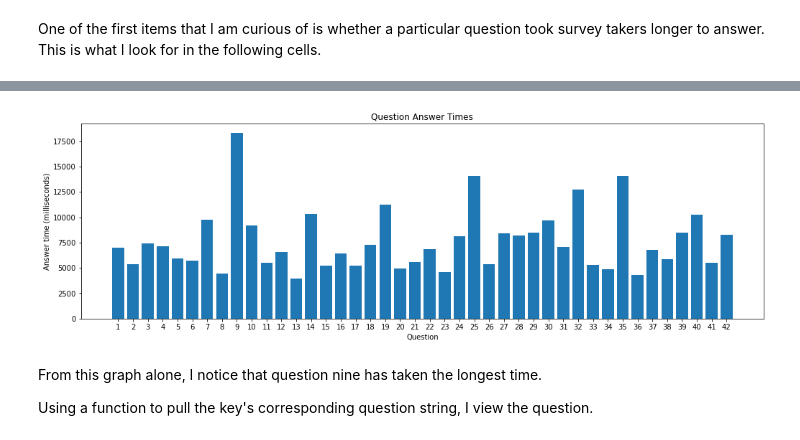
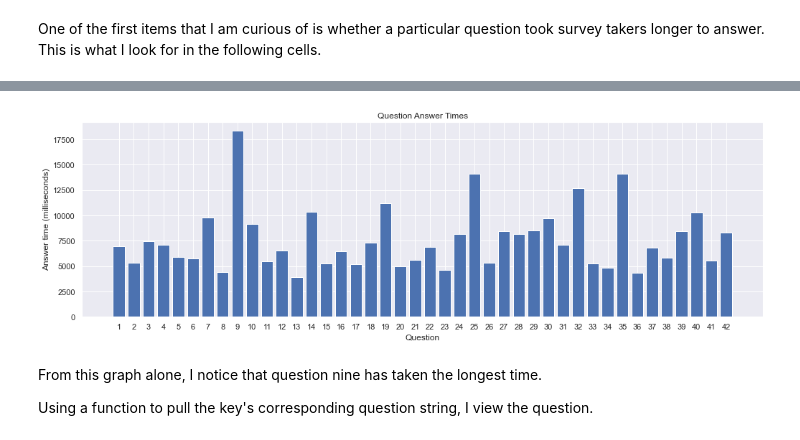
Before and after one commit to ismizu/depression_anxiety_stress, a Jupyter notebook: Depression, Anxiety, and Stress Dataset.ipynb, the cells around one changed output, grey strips where cells are left out. Drawn from its saved outputs; the diff is of its cells as text; code cells hidden in the pictures.

Commit message:
graph style to sns

```diff
--- a/Depression, Anxiety, and Stress Dataset.ipynb
+++ b/Depression, Anxiety, and Stress Dataset.ipynb
@@ -119,22 +121,24 @@ timer_columns
  'Q41E',
  'Q42E']
 # %%
+#Set seaborn as default style
+sns.set()
 fig, ax = plt.subplots(figsize = (17,5))
 
 ax.bar(x = timer_columns,
        height = df[timer_columns].mean()
 )
 
 #Create a list of just question numbers for the xticks
 answer_times_xticks = [x[1:-1] for x in timer_columns]
 #Rename x ticks for readability
 ax.set_xticklabels(answer_times_xticks)
 
 ax.set_title('Question Answer Times')
 ax.set_xlabel('Question')
 ax.set_ylabel('Answer time (milliseconds)');
 # %% [output]
-[figure, old version]
+[figure, new version]
 # %% [markdown]
 From this graph alone, I notice that question nine has taken the longest time.
 
```
Also changed, not shown: parts of 9 cells of this notebook.
